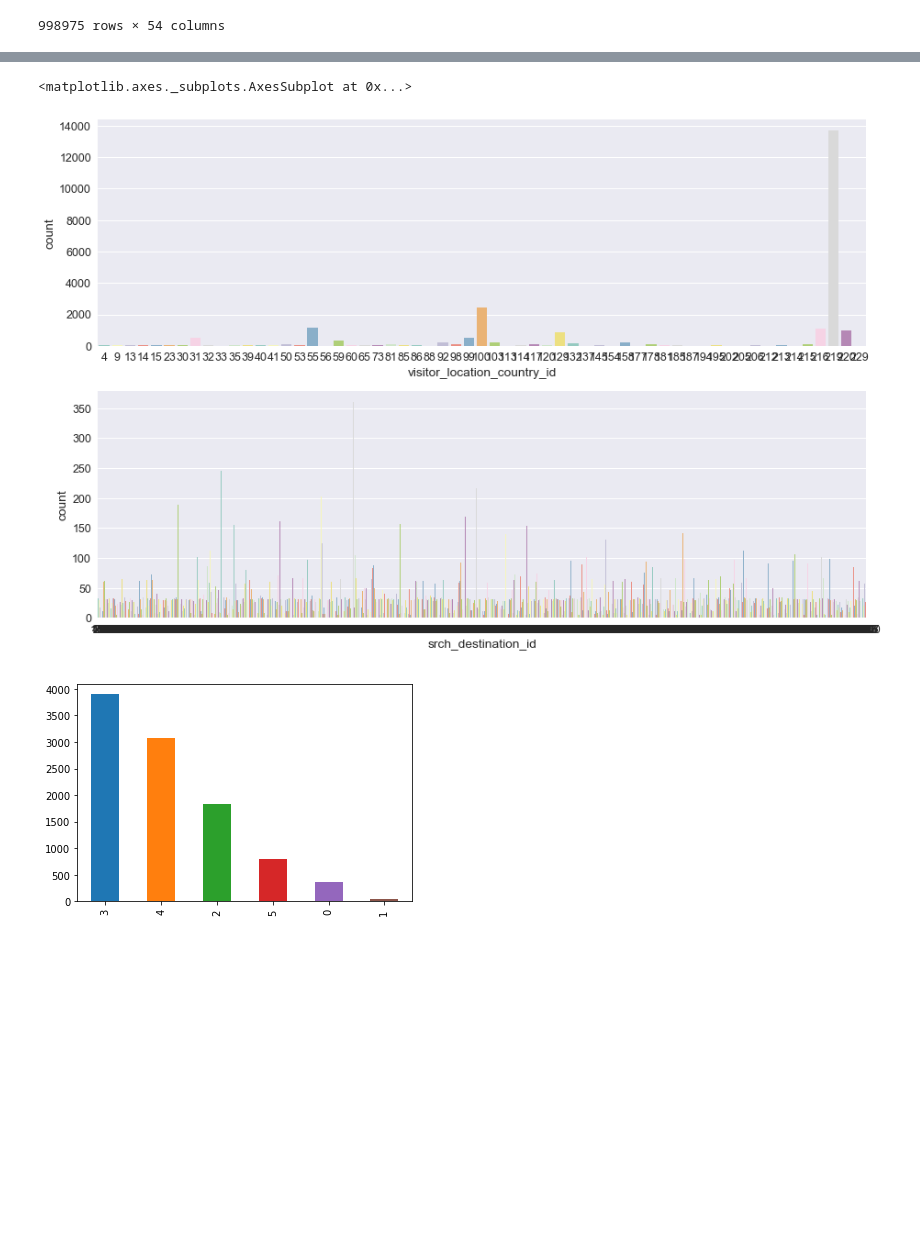
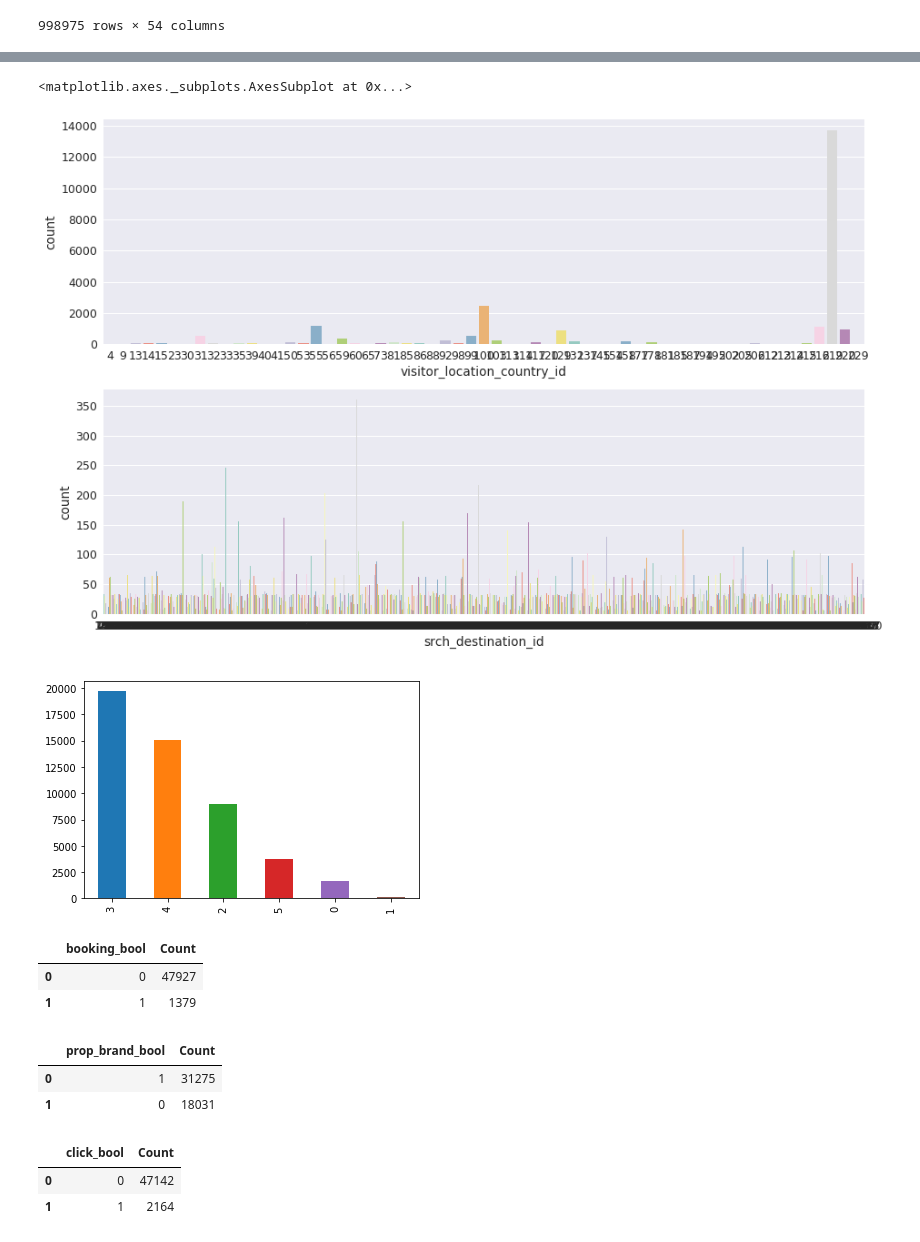
Before and after one commit to Longi94/dmt2018, a Jupyter notebook: assign2/assign2.ipynb, the cells around one changed output, grey strips where cells are left out. Drawn from its saved outputs; the diff is of its cells as text; code cells hidden in the pictures; blank space fills up the shorter version.

```diff
--- a/assign2/assign2.ipynb
+++ b/assign2/assign2.ipynb
@@ -72,0 +73,3 @@ grouped.to_csv('1000users')
+# %%
+data = pd.read_csv('2000users')
+data.head()
@@ -125,13 +166,13 @@ plt.show()
 
 fig, (axis1,axis2) = plt.subplots(2,1,figsize=(15,10))
 
-bookings_df = grouped[grouped["booking_bool"] == 1]
+bookings_df = data[data["booking_bool"] == 1]
 
 # What are the most countries the customer travel from?
-sns.countplot('visitor_location_country_id',data=grouped.sort_values(by=['visitor_location_country_id']),ax=axis1,palette="Set3")
+sns.countplot('visitor_location_country_id',data=data.sort_values(by=['visitor_location_country_id']),ax=axis1,palette="Set3")
 
 # What are the most countries the customer travel to?
-sns.countplot('srch_destination_id',data=grouped.sort_values(by=['srch_destination_id']),ax=axis2,palette="Set3")
+sns.countplot('srch_destination_id',data=data.sort_values(by=['srch_destination_id']),ax=axis2,palette="Set3")
 
 # Combine both plots
 # fig, (axis1) = plt.subplots(1,1,figsize=(15,5))
@@ -140,10 +181,34 @@ sns.countplot('srch_destination_id',data=grouped.sort_values(by=['srch_destinati
 # sns.distplot(bookings_df["user_location_country"], kde=False, rug=False, bins=25, ax=axis1)
 # %% [output]
 <matplotlib.axes._subplots.AxesSubplot at 0x...>
-[figure, old version]
+[figure, new version]
 # %%
 import pandas as pd
 from matplotlib.pyplot import pie, axis, show
-sample.prop_starrating.value_counts().plot.bar();
+data.prop_starrating.value_counts().plot.bar();
 # %% [output]
-[figure, old version]
+[figure, new version]
+# %%
+import matplotlib.pyplot as plt
+count_book = data.groupby(['booking_bool'], sort=False).size().reset_index(name='Count')
+count_book
+# %% [output]
+|  | booking_bool | Count |
+| 0 | 0 | 47927 |
+| 1 | 1 | 1379 |
+# %%
+import matplotlib.pyplot as plt
+count_brand = data.groupby(['prop_brand_bool'], sort=False).size().reset_index(name='Count')
+count_brand
+# %% [output]
+|  | prop_brand_bool | Count |
+| 0 | 1 | 31275 |
+| 1 | 0 | 18031 |
+# %%
+import matplotlib.pyplot as plt
+count_click = data.groupby(['click_bool'], sort=False).size().reset_index(name='Count')
+count_click
+# %% [output]
+|  | click_bool | Count |
+| 0 | 0 | 47142 |
+| 1 | 1 | 2164 |
```
Also changed, not shown: parts of 30 cells of this notebook, 1 other file.
